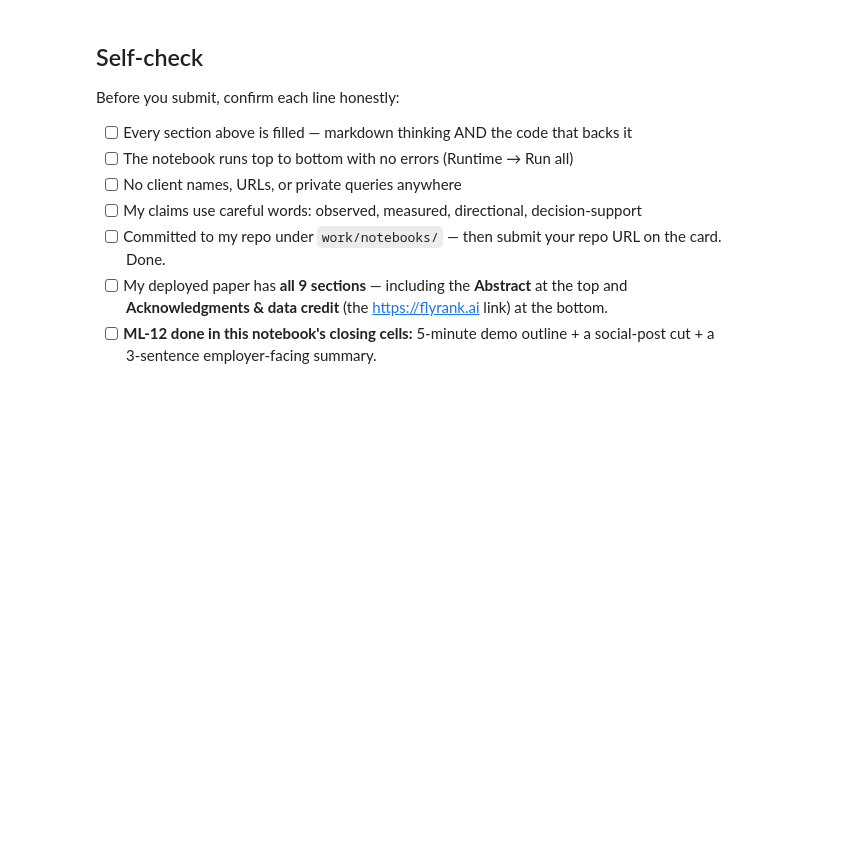
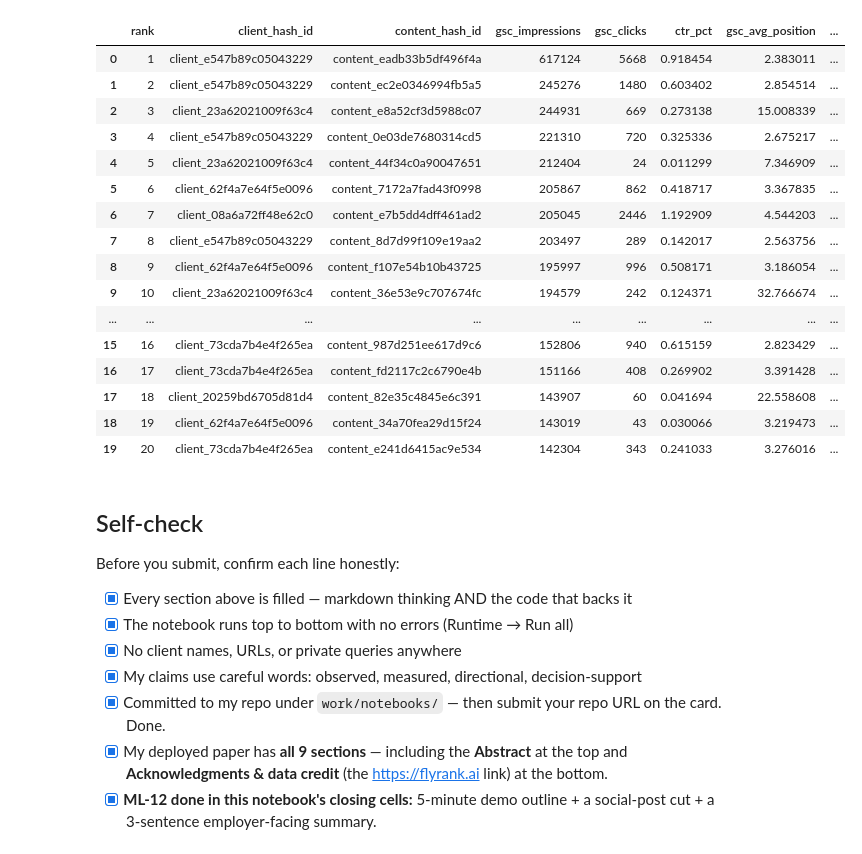
Before and after one commit to Zohaibarif69/flyrank-ml-work, a Jupyter notebook: work/notebooks/capstone.ipynb, the cells around one changed output. Drawn from its saved outputs; the diff is of its cells as text; code cells hidden in the pictures; blank space fills up the shorter version.

```diff
--- a/work/notebooks/capstone.ipynb
+++ b/work/notebooks/capstone.ipynb
@@ -37,12 +503,46 @@ This skeleton is yours to fill. Work the sections **in order** — each one has
+# %%
+final_table = scored.head(20)[
+    [
+        "rank",
+        "client_hash_id",
+        "content_hash_id",
+        "gsc_impressions",
+        "gsc_clicks",
+        "ctr_pct",
+        "gsc_avg_position",
+        "baseline_score",
+        "action",
+    ]
+].copy()
+
+display(final_table)
+# %% [output]
+|  | rank | client_hash_id | content_hash_id | gsc_impressions | gsc_clicks | ctr_pct | gsc_avg_position | ... |
+| 0 | 1 | client_e547b89c05043229 | content_eadb33b5df496f4a | 617124 | 5668 | 0.918454 | 2.383011 | ... |
+| 1 | 2 | client_e547b89c05043229 | content_ec2e0346994fb5a5 | 245276 | 1480 | 0.603402 | 2.854514 | ... |
+| 2 | 3 | client_23a62021009f63c4 | content_e8a52cf3d5988c07 | 244931 | 669 | 0.273138 | 15.008339 | ... |
+| 3 | 4 | client_e547b89c05043229 | content_0e03de7680314cd5 | 221310 | 720 | 0.325336 | 2.675217 | ... |
+| 4 | 5 | client_23a62021009f63c4 | content_44f34c0a90047651 | 212404 | 24 | 0.011299 | 7.346909 | ... |
+| 5 | 6 | client_62f4a7e64f5e0096 | content_7172a7fad43f0998 | 205867 | 862 | 0.418717 | 3.367835 | ... |
+| 6 | 7 | client_08a6a72ff48e62c0 | content_e7b5dd4dff461ad2 | 205045 | 2446 | 1.192909 | 4.544203 | ... |
+| 7 | 8 | client_e547b89c05043229 | content_8d7d99f109e19aa2 | 203497 | 289 | 0.142017 | 2.563756 | ... |
+| 8 | 9 | client_62f4a7e64f5e0096 | content_f107e54b10b43725 | 195997 | 996 | 0.508171 | 3.186054 | ... |
+| 9 | 10 | client_23a62021009f63c4 | content_36e53e9c707674fc | 194579 | 242 | 0.124371 | 32.766674 | ... |
+| ... | ... | ... | ... | ... | ... | ... | ... | ... |
+| 15 | 16 | client_73cda7b4e4f265ea | content_987d251ee617d9c6 | 152806 | 940 | 0.615159 | 2.823429 | ... |
+| 16 | 17 | client_73cda7b4e4f265ea | content_fd2117c2c6790e4b | 151166 | 408 | 0.269902 | 3.391428 | ... |
+| 17 | 18 | client_20259bd6705d81d4 | content_82e35c4845e6c391 | 143907 | 60 | 0.041694 | 22.558608 | ... |
+| 18 | 19 | client_62f4a7e64f5e0096 | content_34a70fea29d15f24 | 143019 | 43 | 0.030066 | 3.219473 | ... |
+| 19 | 20 | client_73cda7b4e4f265ea | content_e241d6415ac9e534 | 142304 | 343 | 0.241033 | 3.276016 | ... |
 # %% [markdown]
 ## Self-check
 
 Before you submit, confirm each line honestly:
 
-- [ ] Every section above is filled — markdown thinking AND the code that backs it
-- [ ] The notebook runs top to bottom with no errors (Runtime → Run all)
-- [ ] No client names, URLs, or private queries anywhere
-- [ ] My claims use careful words: observed, measured, directional, decision-support
-- [ ] Committed to my repo under `work/notebooks/` — then submit your repo URL on the card. Done.
-- [ ] My deployed paper has **all 9 sections** — including the **Abstract** at the top and **Acknowledgments & data credit** (the https://flyrank.ai link) at the bottom.
-- [ ] **ML-12 done in this notebook's closing cells:** 5-minute demo outline + a social-post cut + a 3-sentence employer-facing summary.
+- [x] Every section above is filled — markdown thinking AND the code that backs it
+- [x] The notebook runs top to bottom with no errors (Runtime → Run all)
+- [x] No client names, URLs, or private queries anywhere
+- [x] My claims use careful words: observed, measured, directional, decision-support
+- [x] Committed to my repo under `work/notebooks/` — then submit your repo URL on the card. Done.
+- [x] My deployed paper has **all 9 sections** — including the **Abstract** at the top and **Acknowledgments & data credit** (the https://flyrank.ai link) at the bottom.
+- [x] **ML-12 done in this notebook's closing cells:** 5-minute demo outline + a social-post cut + a 3-sentence employer-facing summary.
```
Also changed, not shown: parts of 24 cells of this notebook.
